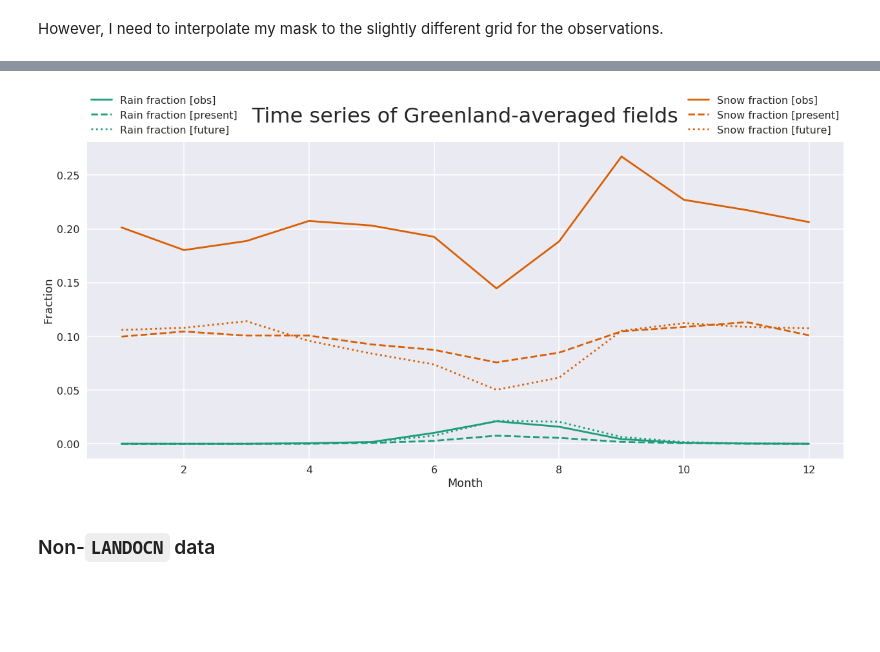
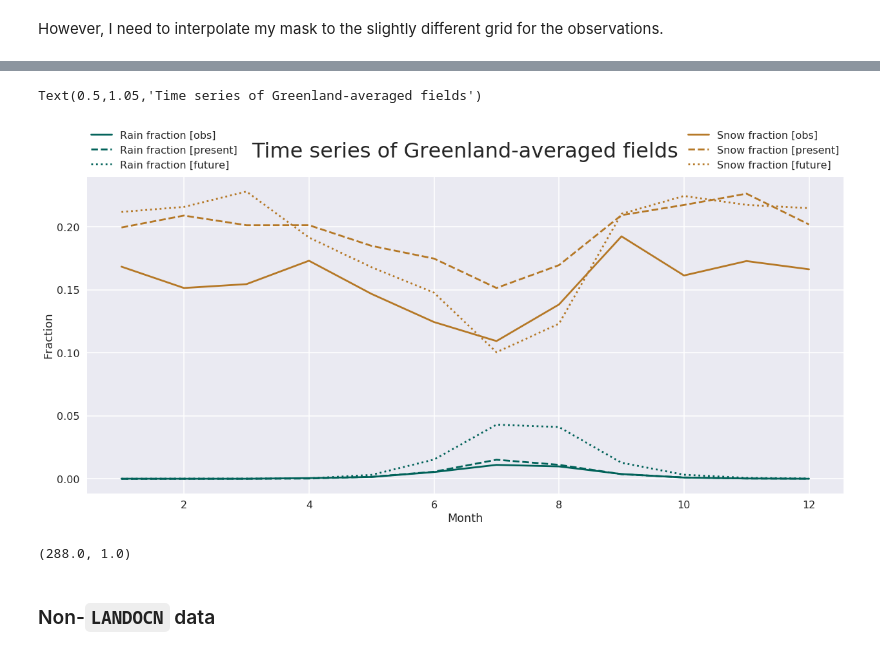
Before and after one commit to dcamron/cosp-explore, a Jupyter notebook: notebooks/compare.ipynb, the cells around one changed output, grey strips where cells are left out. Drawn from its saved outputs; the diff is of its cells as text; code cells hidden in the pictures; blank space fills up the shorter version.

Commit message:
Times 2 weight? Confused.

```diff
--- a/notebooks/compare.ipynb
+++ b/notebooks/compare.ipynb
@@ -303,7 +317,9 @@ Here I will re-create my mean time series for certain outputs for these data. Se
 # %%
 msi = xr.open_dataarray(mask_indir).sel(lat=slice(0, 90))
 ms = msi.where(ms > 0)
-w = np.tile((ds_lo_pres['gw'][0]*1.25/360), [len(ds_lo_pres['lon']), 1]).T
+#w = np.tile((ds_lo_pres['gw'][0]*1.25/360), [len(ds_lo_pres['lon']), 1]).T
+w_in = np.tile((ds_lo_pres['gw'][0]), [len(ds_lo_pres['lon']), 1]).T
+w = w_in / w_in.sum()
 # %% [markdown]
 However, I need to interpolate my mask to the slightly different grid for the observations.
 # %%
@@ -327,7 +331,7 @@ xx, yy = np.meshgrid(ds_obs['longitude'], ds_obs['latitude'])
 msi_grid = geometry.GridDefinition(lons=x, lats=y)
 obs_grid = geometry.GridDefinition(lons=xx, lats=yy)
 
-msi_image = image.ImageContainerNearest(image_data=test, geo_def=msi_grid, radius_of_influence=100000)
+msi_image = image.ImageContainerNearest(image_data=test, geo_def=msi_grid, radius_of_influence=500000)
 obs_ms = msi_image.resample(obs_grid).image_data
 # %%
 w_image = image.ImageContainerNearest(image_data=w, geo_def=msi_grid, radius_of_influence=100000)
@@ -339,60 +348,71 @@ ds_obs_w = (ds_obs[[var for var in obs_vars]+['counts']] * 100 * obs_ms * obs_w)
 # %%
-rain_pres_w = (rain_pres * ms.values * w).sum('lat').sum('lon') / 2
-snow_pres_w = (snow_pres * ms.values * w).sum('lat').sum('lon') / 2
+#rain_pres_w = (rain_pres * ms.values * w).sum('lat').sum('lon') / 2
+rain_pres_w = (rain_pres * ms.values * w).sum('lat').sum('lon')
+#snow_pres_w = (snow_pres * ms.values * w).sum('lat').sum('lon') / 2
+snow_pres_w = (snow_pres * ms.values * w).sum('lat').sum('lon')
 
-rain_fut_w = (rain_fut * ms.values * w).sum('lat').sum('lon') / 2
-snow_fut_w = (snow_fut * ms.values * w).sum('lat').sum('lon') / 2
+#rain_fut_w = (rain_fut * ms.values * w).sum('lat').sum('lon') / 2
+rain_fut_w = (rain_fut * ms.values * w).sum('lat').sum('lon')
+#snow_fut_w = (snow_fut * ms.values * w).sum('lat').sum('lon') / 2
+snow_fut_w = (snow_fut * ms.values * w).sum('lat').sum('lon')
 
-rain_obs_w = (rain_obs * obs_ms * obs_w).sum('latitude').sum('longitude') / 2
-snow_obs_w = (snow_obs * obs_ms * obs_w).sum('latitude').sum('longitude') / 2
+#rain_obs_w = ((rain_obs / ds_obs['counts'] * 100) * obs_ms * obs_w).sum('latitude').sum('longitude') / 2
+rain_obs_w = ((rain_obs / ds_obs['counts'] * 100) * obs_ms * obs_w).sum('latitude').sum('longitude')
+#snow_obs_w = ((snow_obs / ds_obs['counts'] * 100) * obs_ms * obs_w).sum('latitude').sum('longitude') / 2
+snow_obs_w = ((snow_obs / ds_obs['counts'] * 100) * obs_ms * obs_w).sum('latitude').sum('longitude')
 # %%
 f, ax = plt.subplots(figsize=(21, 9))
 
-((rain_obs_w / ds_obs_w['counts'] * 100)
+(rain_obs_w
  .groupby('time.month').mean('time', skipna=True)
  .plot(ax=ax, label=('Rain fraction [obs]'),
-      color=sns.color_palette('Dark2', 2)[0])
+      color=sns.color_palette('BrBG', 10)[-1])
 )
 
 (rain_pres_w
  .groupby('time.month').mean('time', skipna=True)
  .plot(ax=ax, label=('Rain fraction [present]'), linestyle='dashed',
-       color=sns.color_palette('Dark2', 2)[0])
+       color=sns.color_palette('BrBG', 10)[-1])
 )
 
 (rain_fut_w
  .groupby('time.month').mean('time', skipna=True)
  .plot(ax=ax, label=('Rain fraction [future]'), linestyle='dotted',
-       color=sns.color_palette('Dark2', 2)[0])
+       color=sns.color_palette('BrBG', 10)[-1])
 )
 
-((snow_obs_w / ds_obs_w['counts'] * 100)
+(snow_obs_w
  .groupby('time.month').mean('time', skipna=True)
  .plot(ax=ax, label=('Snow fraction [obs]'),
-      color=sns.color_palette('Dark2', 2)[1])
+      color=sns.color_palette('BrBG', 10)[1])
 )
 
 (snow_pres_w
  .groupby('time.month').mean('time', skipna=True)
  .plot(ax=ax, label=('Snow fraction [present]'), linestyle='dashed',
-       color=sns.color_palette('Dark2', 2)[1])
+       color=sns.color_palette('BrBG', 10)[1])
 )
 
 (snow_fut_w
  .groupby('time.month').mean('time', skipna=True)
  .plot(ax=ax, label=('Snow fraction [future]'), linestyle='dotted',
-       color=sns.color_palette('Dark2', 2)[1])
+       color=sns.color_palette('BrBG', 10)[1])
 )
 
 ax.legend(bbox_to_anchor=(0., 1.01, 1., .101), loc=3,
            ncol=2, mode="expand", borderaxespad=0.)
 ax.set_ylabel('Fraction')
 ax.set_xlabel('Month')
 ax.set_title('Time series of Greenland-averaged fields', y=1.05, fontsize=32)
 
-f.savefig('../figures/compare/GIS-average_tseries_LO.eps', bbox_inches='tight')
+#f.savefig('../figures/compare/GIS-average_tseries_LO.eps', bbox_inches='tight')
 # %% [output]
+Text(0.5,1.05,'Time series of Greenland-averaged fields')
-[figure, old version]
+[figure, new version]
+# %%
+w_in.sum(), w.sum()
+# %% [output]
+(288.0, 1.0)
 # %% [markdown]
 ### Non-`LANDOCN` data
 # %% [markdown]
```
Also changed, not shown: parts of 10 cells of this notebook.
